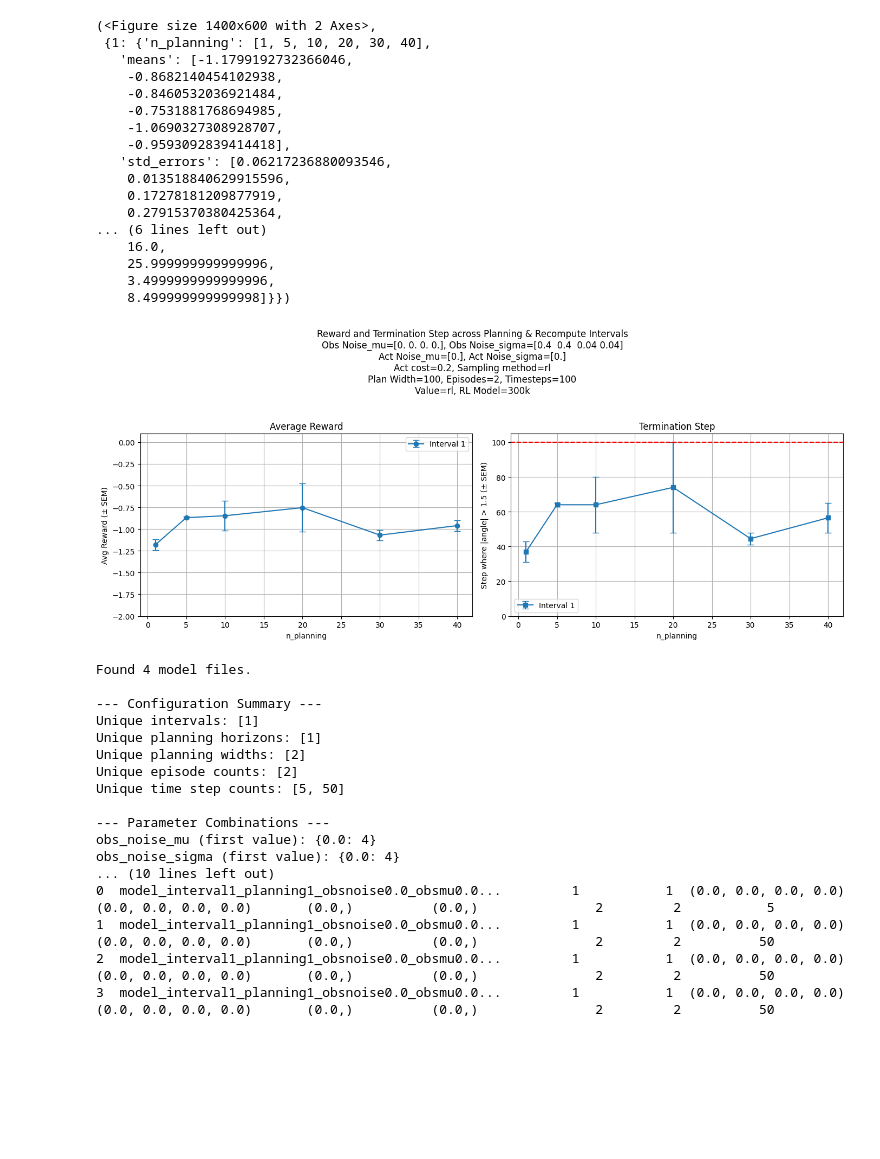
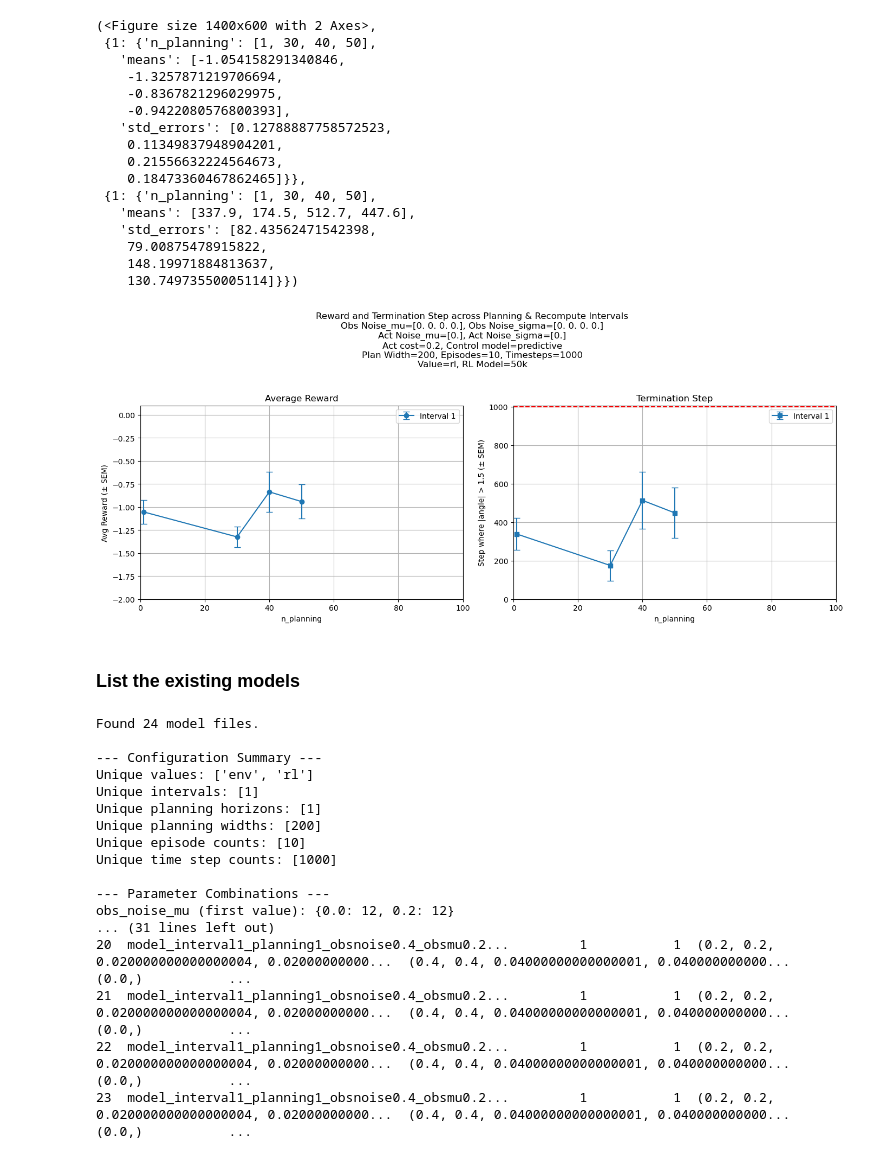
Before and after one commit to jtbuch/mpc_dojo, a Jupyter notebook: cartpole/notebooks/MujocoCartpoleSimulations.ipynb, the cells around one changed output. Saved outputs shown, nothing was run; the diff lists cells and outputs as text; code cells hidden in the pictures; blank space fills up the shorter version.

```diff
--- a/cartpole/notebooks/MujocoCartpoleSimulations.ipynb
+++ b/cartpole/notebooks/MujocoCartpoleSimulations.ipynb
@@ -130,16 +107,15 @@ Simulations completed in 195.21 seconds
 # %%
 # Define configuration
-obs_noise = 0.4
 
 plot_config = {
     # 'planning_width': 200,
-    # 'obs_noise_mu': np.array([0.0, 0.0, 0.00, 0.00]),
-    'obs_noise_sigma': np.array([obs_noise, obs_noise, round(obs_noise * 0.1, 2), round(obs_noise * 0.1, 2)]),
-    # 'act_noise_mu': np.array([0.0]),
-    # 'act_noise_sigma': np.array([0.0]),
-    # 'obs_noise_sigma': np.array([0.4, 0.4, 0.04, 0.04]),
-    'rl_model': '300k',  # Name of the RL model to use
-    'control_model': 'rl',
+    'obs_noise_mu': np.array([0.0, 0.0, 0.0, 0.0]),
+    'obs_noise_sigma': np.array([0.0, 0.0, 0.0, 0.0]),
+    'act_noise_mu': np.array([0.0]),
+    'act_noise_sigma': np.array([0.0]),
+    'rl_model': '50k',  # Name of the RL model to use
+    'value': 'rl',
+    'control_model': 'predictive',
 }
 
 analyze_and_plot_results(plot_config)
@@ -163,21 +140,22 @@ Plot saved to ..\results\simulation_plot_20250708-210451.png
 (<Figure size 1400x600 with 2 Axes>,
- {1: {'n_planning': [1, 5, 10, 20, 30, 40],
-   'means': [-1.1799192732366046,
-    -0.8682140454102938,
-    -0.8460532036921484,
-    -0.7531881768694985,
-    -1.0690327308928707,
-    -0.9593092839414418],
-   'std_errors': [0.06217236880093546,
-    0.013518840629915596,
-    0.17278181209877919,
-    0.27915370380425364,
-... (6 lines left out)
-    16.0,
-    25.999999999999996,
-    3.4999999999999996,
-    8.499999999999998]}})
+ {1: {'n_planning': [1, 30, 40, 50],
+   'means': [-1.054158291340846,
+    -1.3257871219706694,
+    -0.8367821296029975,
+    -0.9422080576800393],
+   'std_errors': [0.12788887758572523,
+    0.11349837948904201,
+    0.21556632224564673,
+    0.18473360467862465]}},
+ {1: {'n_planning': [1, 30, 40, 50],
+   'means': [337.9, 174.5, 512.7, 447.6],
+   'std_errors': [82.43562471542398,
+    79.00875478915822,
+    148.19971884813637,
+    130.74973550005114]}})
-[figure, old version]
+[figure, new version]
+# %% [markdown]
+### List the existing models
 # %%
 import os
 import pickle
@@ -229,6 +207,7 @@ def print_all_model_configs():
                     'planning_width': config.get('planning_width'),
                     'episodes': config.get('n_episodes'),
                     'time_steps': config.get('time_steps'),
+                    'value': config.get('value')
                 }
 
                 configs_data.append(config_summary)
@@ -244,6 +223,7 @@ def print_all_model_configs():
 
         # Print summary statistics
         print("\n--- Configuration Summary ---")
+        print(f"Unique values: {sorted(df['value'].unique())}")
         print(f"Unique intervals: {sorted(df['interval'].unique())}")
         print(f"Unique planning horizons: {sorted(df['n_planning'].unique())}")
         print(f"Unique planning widths: {sorted(df['planning_width'].unique())}")
@@ -280,20 +260,20 @@ def print_all_model_configs():
 if __name__ == "__main__":
     print_all_model_configs()
 # %% [output]
-Found 4 model files.
+Found 24 model files.
 
 --- Configuration Summary ---
+Unique values: ['env', 'rl']
 Unique intervals: [1]
 Unique planning horizons: [1]
-Unique planning widths: [2]
-Unique episode counts: [2]
-Unique time step counts: [5, 50]
+Unique planning widths: [200]
+Unique episode counts: [10]
+Unique time step counts: [1000]
 
 --- Parameter Combinations ---
-obs_noise_mu (first value): {0.0: 4}
-obs_noise_sigma (first value): {0.0: 4}
-... (10 lines left out)
-0  model_interval1_planning1_obsnoise0.0_obsmu0.0...         1           1  (0.0, 0.0, 0.0, 0.0)  (0.0, 0.0, 0.0, 0.0)       (0.0,)          (0.0,)               2         2           5
-1  model_interval1_planning1_obsnoise0.0_obsmu0.0...         1           1  (0.0, 0.0, 0.0, 0.0)  (0.0, 0.0, 0.0, 0.0)       (0.0,)          (0.0,)               2         2          50
-2  model_interval1_planning1_obsnoise0.0_obsmu0.0...         1           1  (0.0, 0.0, 0.0, 0.0)  (0.0, 0.0, 0.0, 0.0)       (0.0,)          (0.0,)               2         2          50
-3  model_interval1_planning1_obsnoise0.0_obsmu0.0...         1           1  (0.0, 0.0, 0.0, 0.0)  (0.0, 0.0, 0.0, 0.0)       (0.0,)          (0.0,)               2         2          50
+obs_noise_mu (first value): {0.0: 12, 0.2: 12}
+... (31 lines left out)
+20  model_interval1_planning1_obsnoise0.4_obsmu0.2...         1           1  (0.2, 0.2, 0.020000000000000004, 0.02000000000...  (0.4, 0.4, 0.04000000000000001, 0.040000000000...       (0.0,)           ...
+21  model_interval1_planning1_obsnoise0.4_obsmu0.2...         1           1  (0.2, 0.2, 0.020000000000000004, 0.02000000000...  (0.4, 0.4, 0.04000000000000001, 0.040000000000...       (0.0,)           ...
+22  model_interval1_planning1_obsnoise0.4_obsmu0.2...         1           1  (0.2, 0.2, 0.020000000000000004, 0.02000000000...  (0.4, 0.4, 0.04000000000000001, 0.040000000000...       (0.0,)           ...
+23  model_interval1_planning1_obsnoise0.4_obsmu0.2...         1           1  (0.2, 0.2, 0.020000000000000004, 0.02000000000...  (0.4, 0.4, 0.04000000000000001, 0.040000000000...       (0.0,)           ...
```
Also changed, not shown: parts of 3 cells of this notebook.
